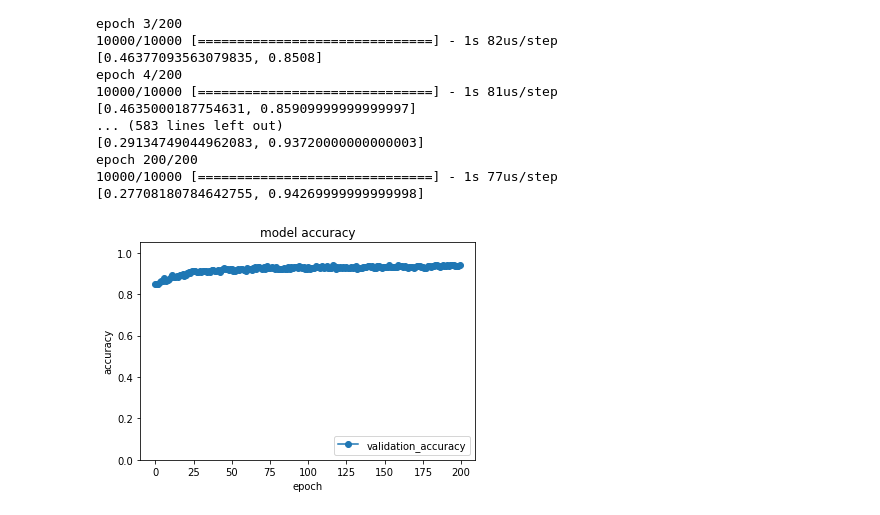
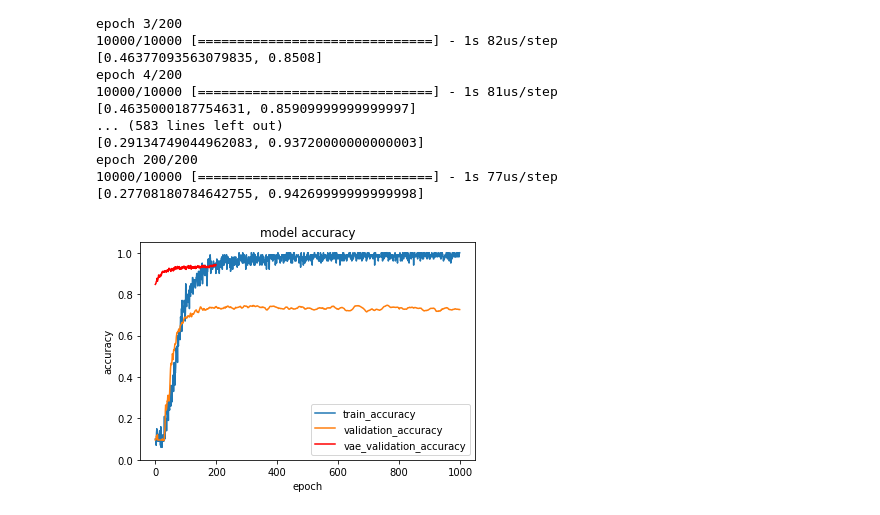
Before and after one commit to NCC-AI/Study, a Jupyter notebook: programs/c-vae/c-vae.ipynb, the cells around one changed output. Saved outputs shown, nothing was run; the diff lists cells and outputs as text; code cells hidden in the pictures.

Commit message:
add figure

```diff
--- a/programs/c-vae/c-vae.ipynb
+++ b/programs/c-vae/c-vae.ipynb
@@ -226,6 +226,6 @@ classifier.compile(optimizer='adam',
               loss='categorical_crossentropy',
               metrics=['accuracy'])
 # %%
-history = classifier.fit(x_labeled, y_labeled_onehot, epochs=100, batch_size=batch_size, validation_data=(x_test, y_test))
+history = classifier.fit(x_labeled, y_labeled_onehot, epochs=1000, batch_size=batch_size, validation_data=(x_test, y_test))
 # %% [output]
 Train on 100 samples, validate on 10000 samples
@@ -346,12 +345,18 @@ epoch 200/200
 [0.27708180784642755, 0.94269999999999998]
 # %%
 #plt.plot(np.array(validation_history).T[0])
-plt.plot(np.array(validation_history).T[1], "o-", label="validation_accuracy")
+
+
+if 'acc' in history.history:
+    plt.plot(history.history['acc'], "-", label="train_accuracy", zorder=1)
+    if 'val_acc' in history.history:
+        plt.plot(history.history['val_acc'], "-", label="validation_accuracy", zorder=2)
+plt.plot(np.array(validation_history).T[1], "-",color="red", label="vae_validation_accuracy", zorder=3)
 plt.title('model accuracy')
 plt.xlabel('epoch')
 plt.ylabel('accuracy')
 plt.ylim([0, 1.05])
 plt.legend(loc="lower right")
 plt.show()
 # %% [output]
-[figure, old version]
+[figure, new version]
```
Also changed, not shown: parts of 3 cells of this notebook.
